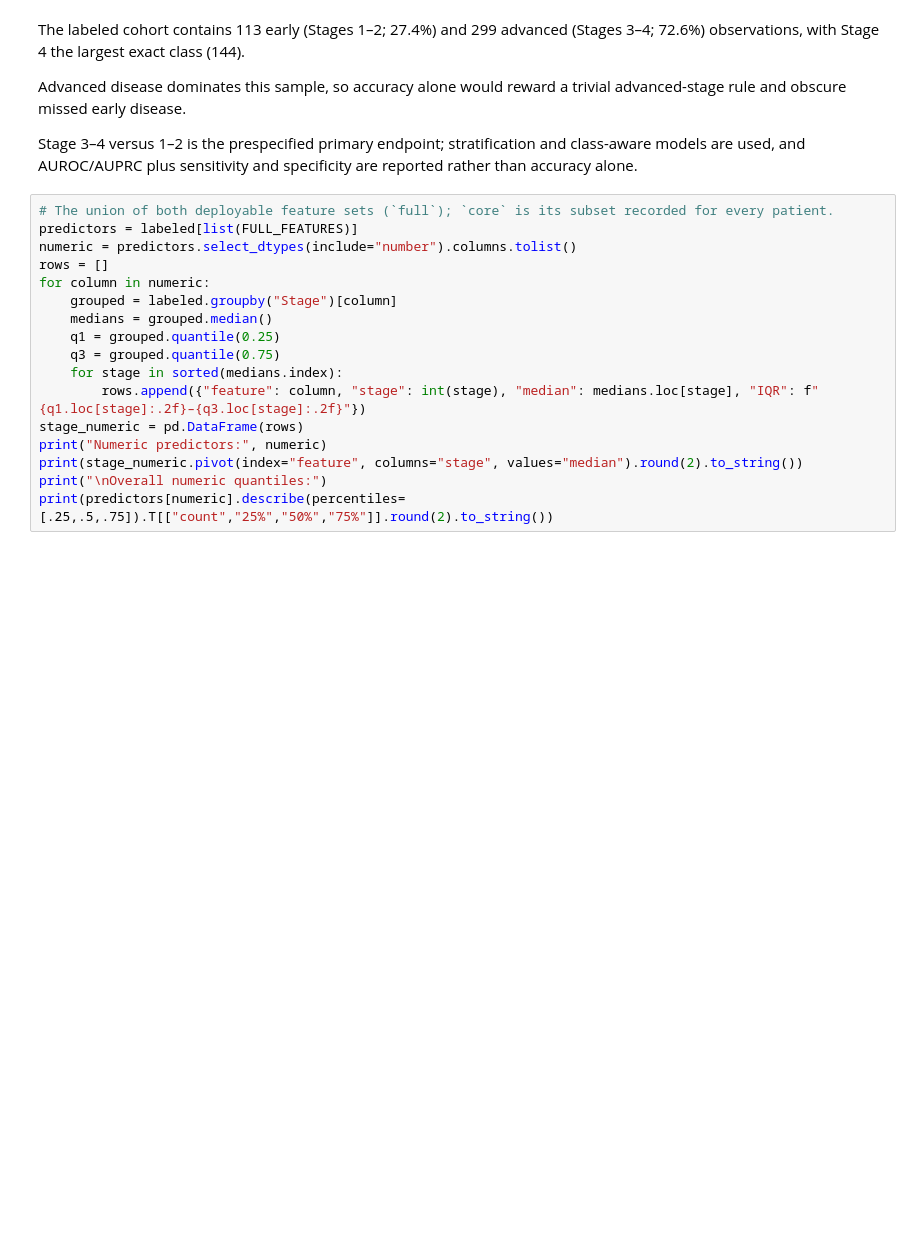
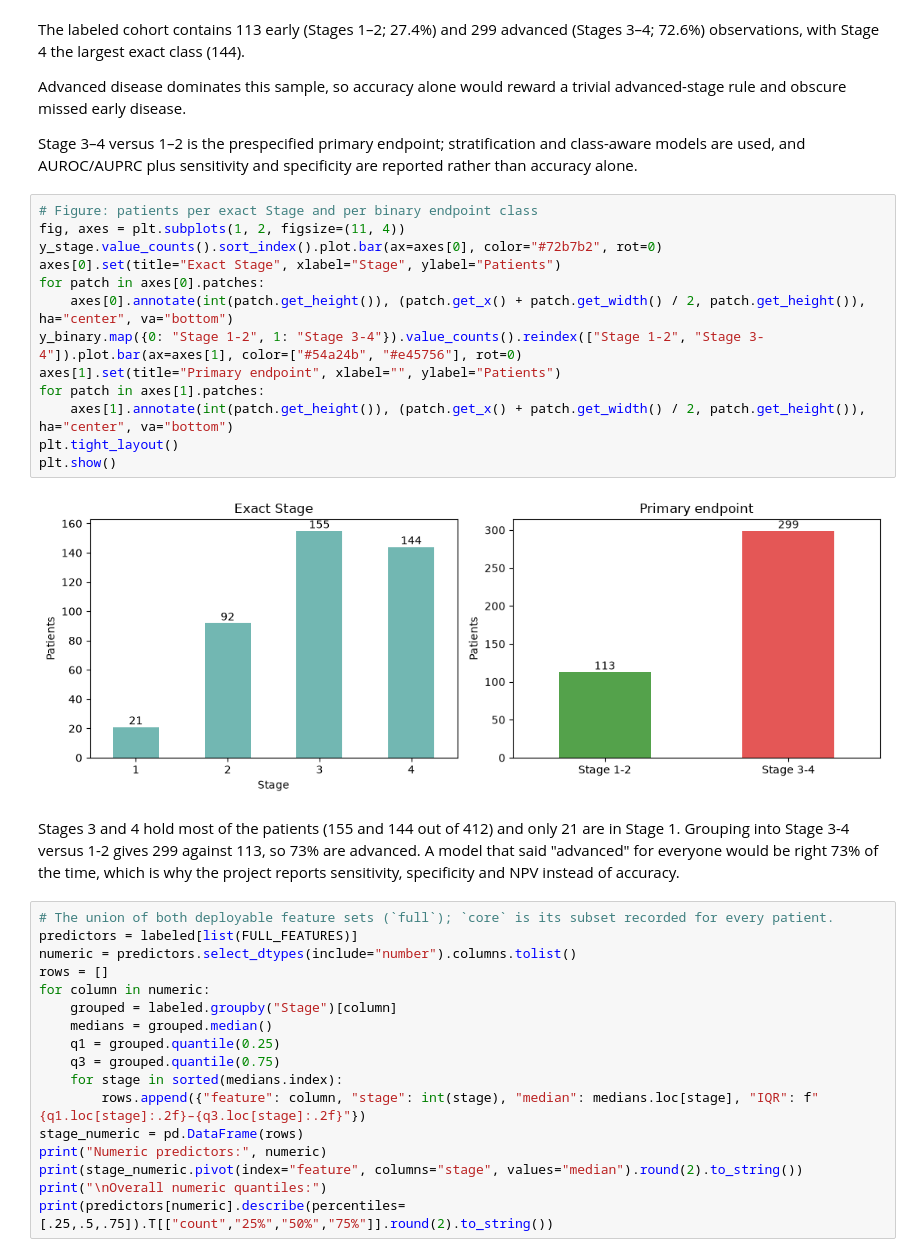
Before and after one commit to datakrdo/portfolio, a Jupyter notebook: cirrhosis/notebooks/01_eda.ipynb, the cells around one changed output. Cells and saved outputs as stored; diff of their text form; blank space fills up the shorter version.

```diff
--- a/cirrhosis/notebooks/01_eda.ipynb
+++ b/cirrhosis/notebooks/01_eda.ipynb
@@ -199,6 +223,23 @@ trivial advanced-stage rule and obscure missed early disease.
 Stage 3–4 versus 1–2 is the prespecified primary endpoint; stratification and
 class-aware models are used, and AUROC/AUPRC plus sensitivity and specificity
 are reported rather than accuracy alone.
+# %%
+# Figure: patients per exact Stage and per binary endpoint class
+fig, axes = plt.subplots(1, 2, figsize=(11, 4))
+y_stage.value_counts().sort_index().plot.bar(ax=axes[0], color="#72b7b2", rot=0)
+axes[0].set(title="Exact Stage", xlabel="Stage", ylabel="Patients")
+for patch in axes[0].patches:
+    axes[0].annotate(int(patch.get_height()), (patch.get_x() + patch.get_width() / 2, patch.get_height()), ha="center", va="bottom")
+y_binary.map({0: "Stage 1-2", 1: "Stage 3-4"}).value_counts().reindex(["Stage 1-2", "Stage 3-4"]).plot.bar(ax=axes[1], color=["#54a24b", "#e45756"], rot=0)
+axes[1].set(title="Primary endpoint", xlabel="", ylabel="Patients")
+for patch in axes[1].patches:
+    axes[1].annotate(int(patch.get_height()), (patch.get_x() + patch.get_width() / 2, patch.get_height()), ha="center", va="bottom")
+plt.tight_layout()
+plt.show()
+# %% [output]
+[figure, added]
+# %% [markdown]
+Stages 3 and 4 hold most of the patients (155 and 144 out of 412) and only 21 are in Stage 1. Grouping into Stage 3-4 versus 1-2 gives 299 against 113, so 73% are advanced. A model that said "advanced" for everyone would be right 73% of the time, which is why the project reports sensitivity, specificity and NPV instead of accuracy.
 # %%
 # The union of both deployable feature sets (`full`); `core` is its subset recorded for every patient.
 predictors = labeled[list(FULL_FEATURES)]
```
Also changed, not shown: parts of 17 cells of this notebook, 18 other files.
